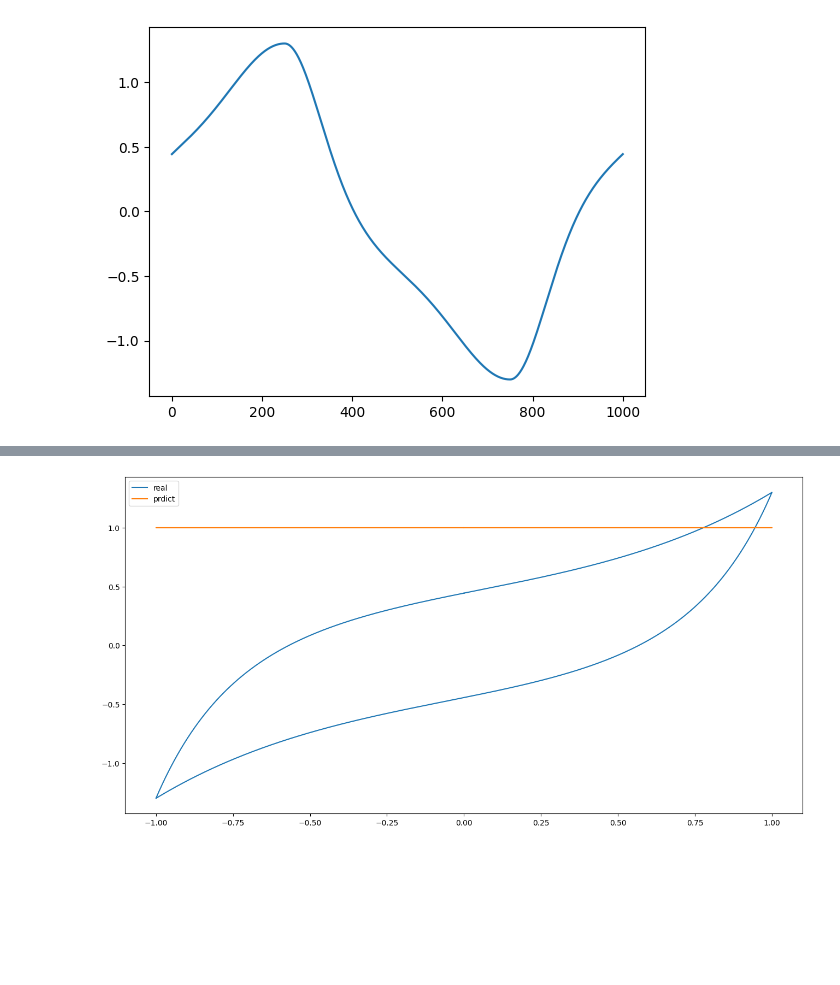
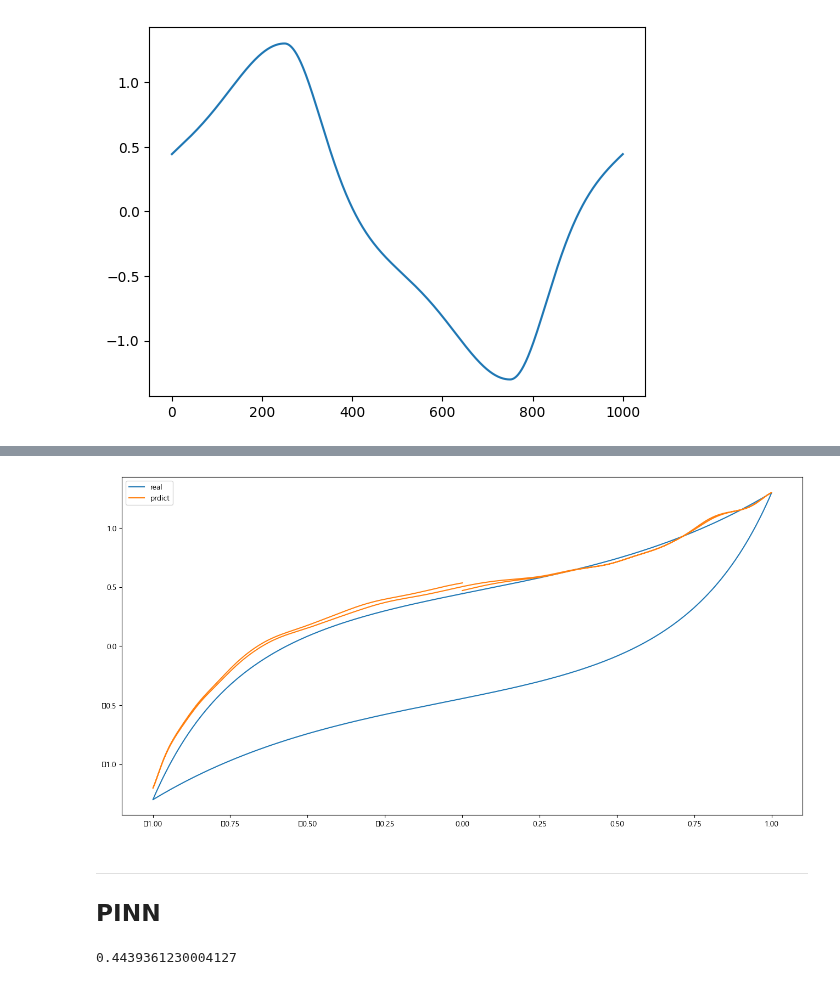
Before and after one commit to Jjineeq/hysteresis_curve, a Jupyter notebook: 23_04_26.ipynb, the cells around one changed output, grey strips where cells are left out. Saved outputs shown, nothing was run; the diff lists cells and outputs as text; code cells hidden in the pictures; blank space fills up the shorter version.

```diff
--- a/23_04_26.ipynb
+++ b/23_04_26.ipynb
@@ -168,0 +189,5 @@ x_te = tf.reshape(x_te, (-1, 1, 1))
+# %%
+x_tr = x_tf[:2000]
+x_te = x_tf[2000:]
+y_tr = y_tf[:2000]
+y_te = y_tf[2000:]
@@ -193,3 +218,5 @@ Trainable params: 121,301
 Non-trainable params: 0
 _________________________________________________________________
+# %%
+adam = optimizers.Adam(lr=0.01)
 # %%
@@ -246,13 +282,12 @@ plt.show()
 # %%
 model_2 = Sequential()
-model_2.add(tf.keras.layers.Dense(16, input_shape=(1, 1)))
-model_2.add(tf.keras.layers.Dense(32, activation='relu'))
-model_2.add(tf.keras.layers.Dense(64, activation='relu'))
-model_2.add(tf.keras.layers.Dropout(0.4))
-model_2.add(tf.keras.layers.Dense(128, activation='relu'))
+model_2.add(tf.keras.layers.Dense(32, input_shape=(2,)))
+model_2.add(tf.keras.layers.Dense(64, activation='sigmoid'))
+model_2.add(tf.keras.layers.Dense(128, activation='sigmoid'))
+model_2.add(tf.keras.layers.Dense(64, activation='sigmoid'))
 model_2.add(tf.keras.layers.Dense(1))
 
-model_2.compile(loss = 'mse', optimizer = 'adam')
+model_2.compile(loss = 'mse', optimizer = adam)
 # %%
 model_2.summary()
 # %% [output]
@@ -274,6 +311,6 @@ Trainable params: 11,137
 Non-trainable params: 0
 _________________________________________________________________
 # %%
-dnn = model_2.fit(x_te, y_te, epochs=500, batch_size=16)
+dnn = model_2.fit(x_tr, y_tr, epochs=500)
 # %% [output]
 Epoch 1/500
@@ -306,9 +343,12 @@ pred_2 = model_2.predict(x_te)
 pred_2 = pred_2.reshape(-1,1)
 # %%
 plt.figure(figsize=(16,8))
-plt.plot(u[2000:], f[2000:], label = 'real')
-plt.plot(u[2000:], pred_2, label = 'prdict')
+plt.plot(x.iloc[2000:,0], y.iloc[2000:], label = 'real')
+plt.plot(x.iloc[2000:,0], pred_2, label = 'prdict')
 plt.legend()
 plt.show()
 # %% [output]
-[figure, old version]
+[figure, new version]
+# %% [markdown]
+---
+## PINN
@@ -314,0 +362,4 @@ plt.show()
+# %%
+-2*beta*u[i] + np.exp(beta*u[i]) - np.exp(-beta*u[i]) + kb*u[i] - np.sign(v[i])*((ka-kb)/alfa)*(np.exp(-alfa*(np.sign(v[i])*(u[i]-uj)+2*u0))-np.exp(-2*alfa*u0)) + np.sign(v[i])*f0
+# %% [output]
+0.4439361230004127
```
Also changed, not shown: parts of 33 cells of this notebook.
